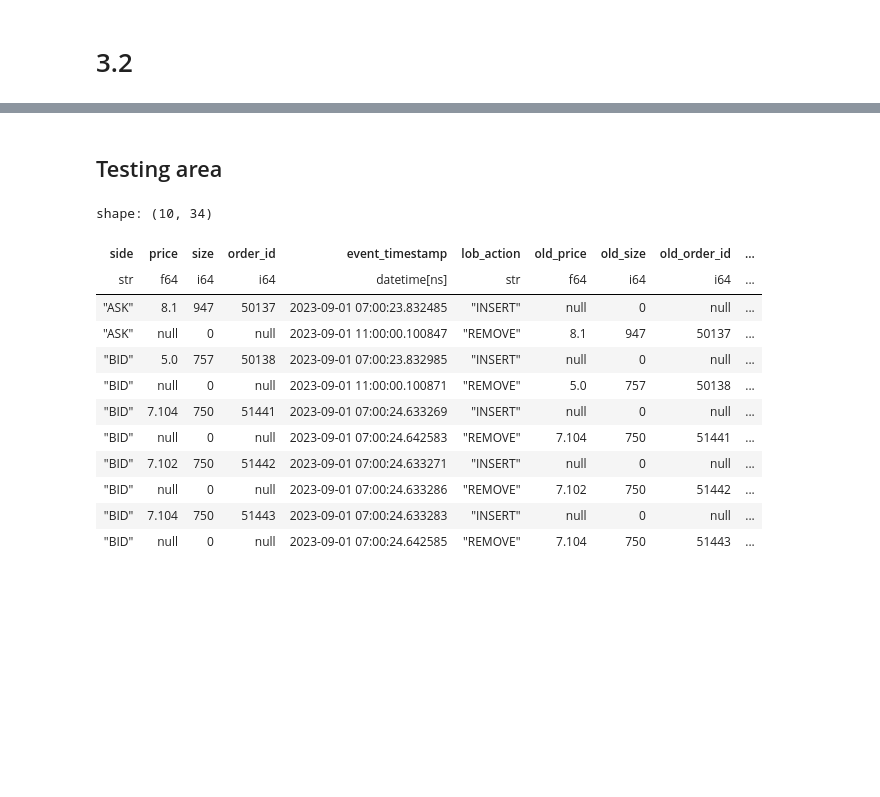
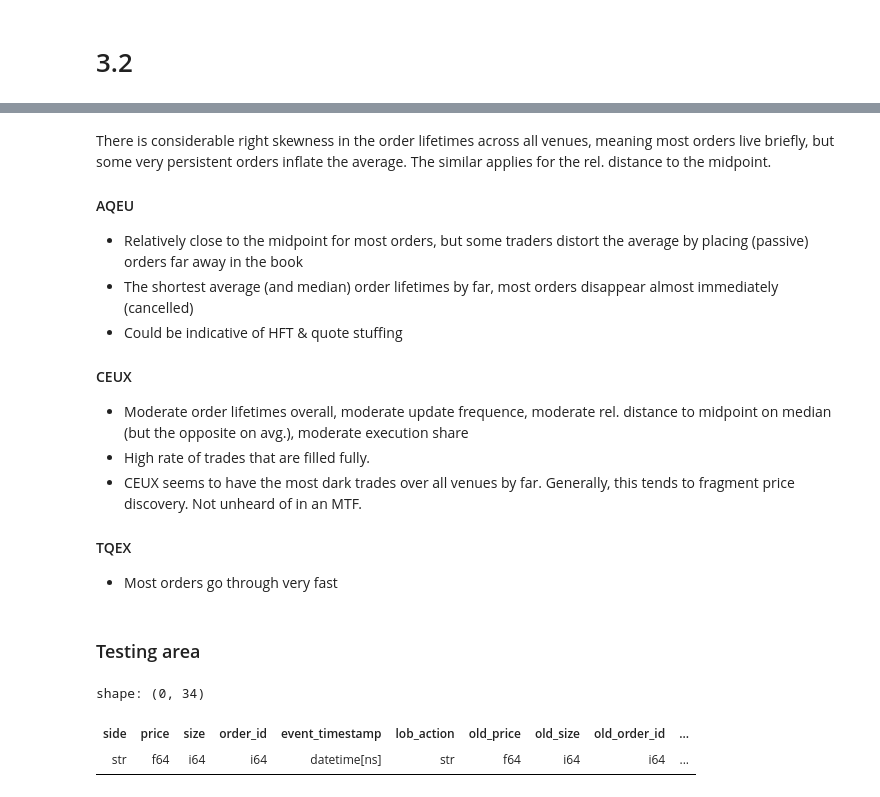
Before and after one commit to tsetsinaydenov/financial-data-science, a Jupyter notebook: main.ipynb, the cells around one changed output, grey strips where cells are left out. Saved outputs shown, nothing was run; the diff lists cells and outputs as text; code cells hidden in the pictures; blank space fills up the shorter version.

```diff
--- a/main.ipynb
+++ b/main.ipynb
@@ -73,8 +97,37 @@ quotes_inc_eu = LimitOrderBook(
 # %%
-quotes_inc_eu = (
-    quotes_inc_eu.df.sort(by=[pl.col("original_order_id"),
-                              pl.col("event_timestamp")]
-))
+# df.sort(["group_id", "timestamp"]).with_columns(
+#     pl.col("value")
+#     .diff()
+#     .over("group_id")
+#     .fill_null(0)
+#     .cum_sum()
+#     .over("group_id")
+# )
+
+quotes_inc_eu = quotes_inc_eu. \
+    sort(by=[pl.col("original_order_id"), pl.col("event_timestamp")]) \
+    .with_columns(
+        pl.when(pl.col("trade_id") == 0) \
+            .then(None) \
+            .otherwise(pl.col("trade_id")) \
+            .alias("trade_id"),
+        pl.col("size") \
+            .diff() \
+            .over("original_order_id")
+            .fill_null(pl.col("size"))
+            .alias("size_diff"),
+        pl.col("event_timestamp") \
+            .rank(method="ordinal") \
+            .over("original_order_id") \
+            .alias("order_order"),
+        pl.col("size") \
+            .diff() \
+            .over("original_order_id") \
+            .fill_null(0) \
+            .cum_sum() \
+            .over("original_order_id")
+            .alias("size_diff_cum_sum")
+    )
 # %%
 # Sanity check: No original_order_id's exist within more than one venue.
 print(
@@ -301,22 +543,29 @@ shape: (0, 20)
+# %% [markdown]
+There is considerable right skewness in the order lifetimes across all venues, meaning most orders live briefly, but some very persistent
+orders inflate the average. The similar applies for the rel. distance to the midpoint.
+
+#### AQEU
+- Relatively close to the midpoint for most orders, but some traders distort the average by placing (passive) orders far away in the book
+- The shortest average (and median) order lifetimes by far, most orders disappear almost immediately (cancelled)
+- Could be indicative of HFT & quote stuffing
+
+
+#### CEUX
+- Moderate order lifetimes overall, moderate update frequence, moderate rel. distance to midpoint on median (but the opposite on avg.), moderate execution share
+- High rate of trades that are filled fully.
+- CEUX seems to have the most dark trades over all venues by far. Generally, this tends to fragment price discovery. Not unheard of in an MTF.
+
+
+#### TQEX
+- Most orders go through very fast
 # %% [markdown]
-## Testing area
+### Testing area
 # %%
+quotes_inc_eu_test_filter = pl.col("trade_id").is_in([42943562011806, 118])
 quotes_inc_eu \
-    .filter((pl.col("order_executed")==False)) \
-    .collect() \
-    .show(limit=10)
+    .filter(quotes_inc_eu_test_filter).sort(by=[pl.col("original_order_id"), pl.col("event_timestamp")]).collect()
 # %% [output]
-shape: (10, 34)
+shape: (0, 34)
 | side | price | size | order_id | event_timestamp | lob_action | old_price | old_size | old_order_id | ... |
 | str | f64 | i64 | i64 | datetime[ns] | str | f64 | i64 | i64 | ... |
-| "ASK" | 8.1 | 947 | 50137 | 2023-09-01 07:00:23.832485 | "INSERT" | null | 0 | null | ... |
-| "ASK" | null | 0 | null | 2023-09-01 11:00:00.100847 | "REMOVE" | 8.1 | 947 | 50137 | ... |
-| "BID" | 5.0 | 757 | 50138 | 2023-09-01 07:00:23.832985 | "INSERT" | null | 0 | null | ... |
-| "BID" | null | 0 | null | 2023-09-01 11:00:00.100871 | "REMOVE" | 5.0 | 757 | 50138 | ... |
-| "BID" | 7.104 | 750 | 51441 | 2023-09-01 07:00:24.633269 | "INSERT" | null | 0 | null | ... |
-| "BID" | null | 0 | null | 2023-09-01 07:00:24.642583 | "REMOVE" | 7.104 | 750 | 51441 | ... |
-| "BID" | 7.102 | 750 | 51442 | 2023-09-01 07:00:24.633271 | "INSERT" | null | 0 | null | ... |
-| "BID" | null | 0 | null | 2023-09-01 07:00:24.633286 | "REMOVE" | 7.102 | 750 | 51442 | ... |
-| "BID" | 7.104 | 750 | 51443 | 2023-09-01 07:00:24.633283 | "INSERT" | null | 0 | null | ... |
-| "BID" | null | 0 | null | 2023-09-01 07:00:24.642585 | "REMOVE" | 7.104 | 750 | 51443 | ... |
 # %%
```
Also changed, not shown: parts of 15 cells of this notebook, 1 other file.
